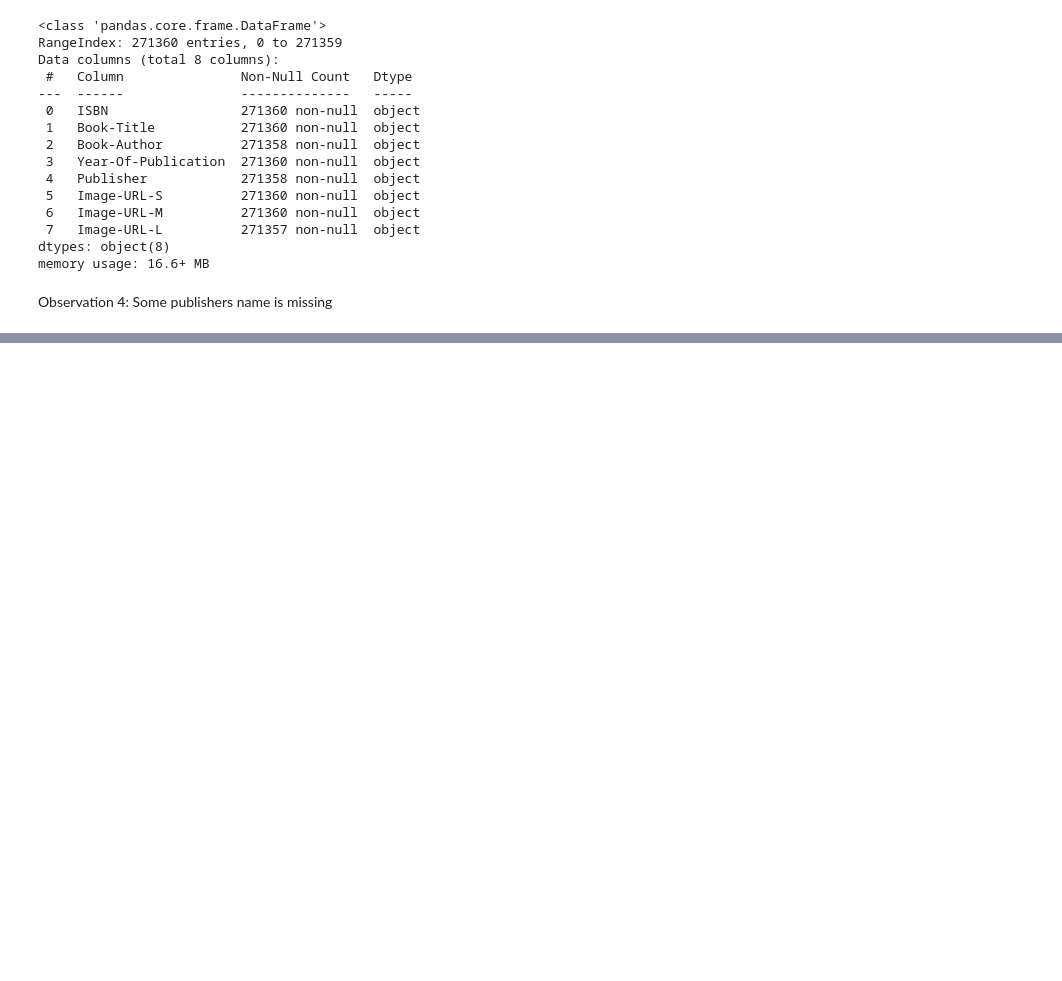
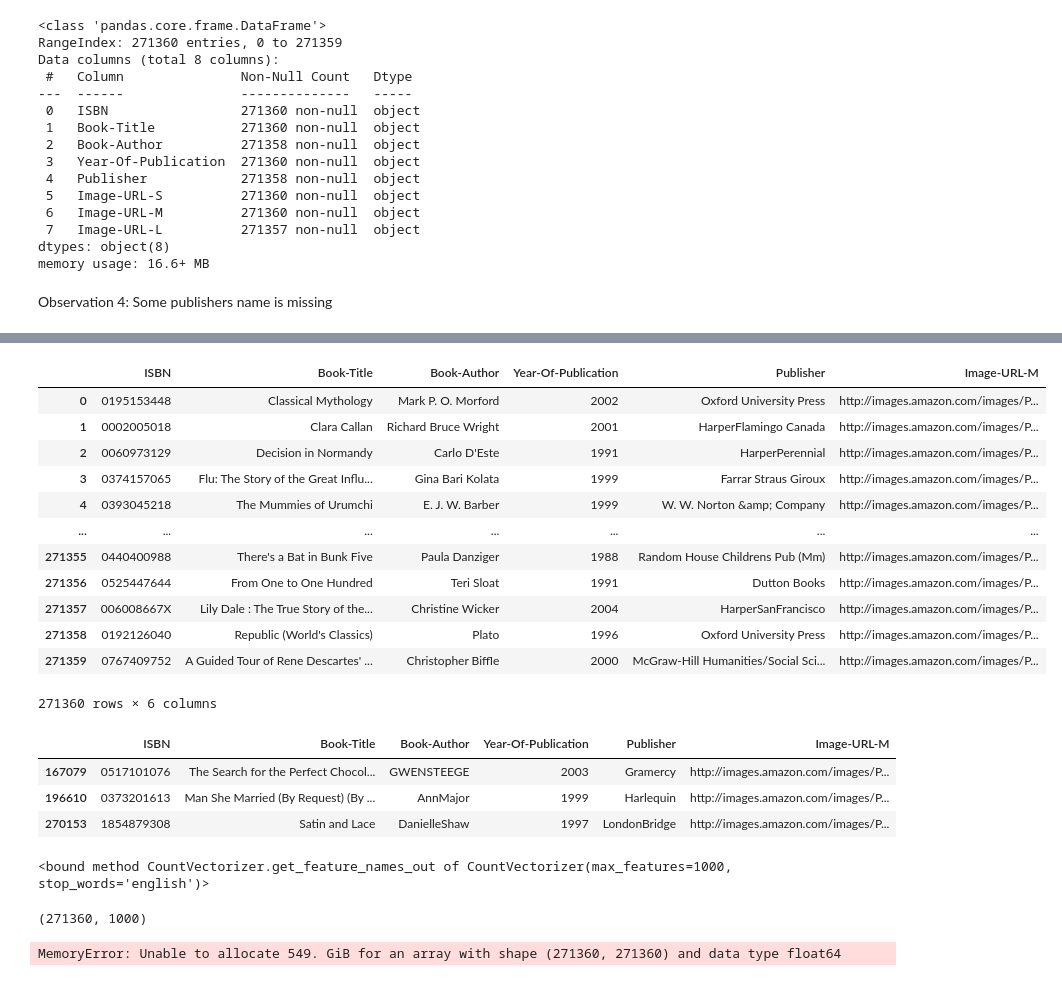
Before and after one commit to Debopam-Pritam2014/book-recommendation, a Jupyter notebook: experiments/01_data_analysis.ipynb, the cells around one changed output, grey strips where cells are left out. Drawn from its saved outputs; the diff is of its cells as text; code cells hidden in the pictures; blank space fills up the shorter version.

```diff
--- a/experiments/01_data_analysis.ipynb
+++ b/experiments/01_data_analysis.ipynb
@@ -71,3 +71,5 @@ dtypes: object(8)
 memory usage: 16.6+ MB
 # %% [markdown]
 Observation 4: Some publishers name is missing
+# %%
+books['Publisher']=books['Publisher'].fillna(value='most-frequent')
@@ -73,0 +98,19 @@ Observation 4: Some publishers name is missing
+# %%
+columns=['ISBN','Book-Title','Book-Author','Year-Of-Publication','Publisher','Image-URL-M']
+books_df=books[columns]
+# %%
+books_df
+# %% [output]
+|  | ISBN | Book-Title | Book-Author | Year-Of-Publication | Publisher | Image-URL-M |
+| 0 | 0195153448 | Classical Mythology | Mark P. O. Morford | 2002 | Oxford University Press | http://images.amazon.com/images/P... |
+| 1 | 0002005018 | Clara Callan | Richard Bruce Wright | 2001 | HarperFlamingo Canada | http://images.amazon.com/images/P... |
+| 2 | 0060973129 | Decision in Normandy | Carlo D'Este | 1991 | HarperPerennial | http://images.amazon.com/images/P... |
+| 3 | 0374157065 | Flu: The Story of the Great Influ... | Gina Bari Kolata | 1999 | Farrar Straus Giroux | http://images.amazon.com/images/P... |
+| 4 | 0393045218 | The Mummies of Urumchi | E. J. W. Barber | 1999 | W. W. Norton &amp; Company | http://images.amazon.com/images/P... |
+| ... | ... | ... | ... | ... | ... | ... |
+| 271355 | 0440400988 | There's a Bat in Bunk Five | Paula Danziger | 1988 | Random House Childrens Pub (Mm) | http://images.amazon.com/images/P... |
+| 271356 | 0525447644 | From One to One Hundred | Teri Sloat | 1991 | Dutton Books | http://images.amazon.com/images/P... |
+| 271357 | 006008667X | Lily Dale : The True Story of the... | Christine Wicker | 2004 | HarperSanFrancisco | http://images.amazon.com/images/P... |
+| 271358 | 0192126040 | Republic (World's Classics) | Plato | 1996 | Oxford University Press | http://images.amazon.com/images/P... |
+| 271359 | 0767409752 | A Guided Tour of Rene Descartes' ... | Christopher Biffle | 2000 | McGraw-Hill Humanities/Social Sci... | http://images.amazon.com/images/P... |
+271360 rows × 6 columns
@@ -73,0 +123,7 @@ Observation 4: Some publishers name is missing
+# %%
+books_df.sample(3)
+# %% [output]
+|  | ISBN | Book-Title | Book-Author | Year-Of-Publication | Publisher | Image-URL-M |
+| 167079 | 0517101076 | The Search for the Perfect Chocol... | GWENSTEEGE | 2003 | Gramercy | http://images.amazon.com/images/P... |
+| 196610 | 0373201613 | Man She Married (By Request) (By ... | AnnMajor | 1999 | Harlequin | http://images.amazon.com/images/P... |
+| 270153 | 1854879308 | Satin and Lace | DanielleShaw | 1997 | LondonBridge | http://images.amazon.com/images/P... |
@@ -73,0 +138,8 @@ Observation 4: Some publishers name is missing
+# %%
+vectorizer.get_feature_names_out
+# %% [output]
+<bound method CountVectorizer.get_feature_names_out of CountVectorizer(max_features=1000, stop_words='english')>
+# %%
+books_vectors.shape
+# %% [output]
+(271360, 1000)
@@ -73,0 +148,4 @@ Observation 4: Some publishers name is missing
+# %%
+similarity_matrix = cosine_similarity(books_vectors)
+# %% [output]
+MemoryError: Unable to allocate 549. GiB for an array with shape (271360, 271360) and data type float64
```
Also changed, not shown: parts of 13 cells of this notebook, 1 other file.
